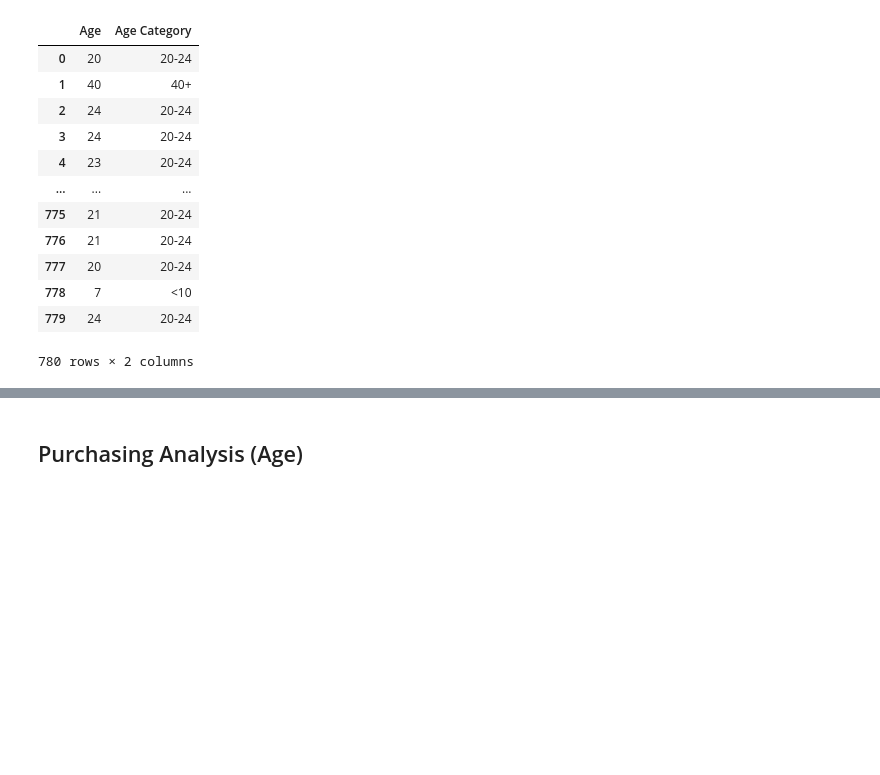
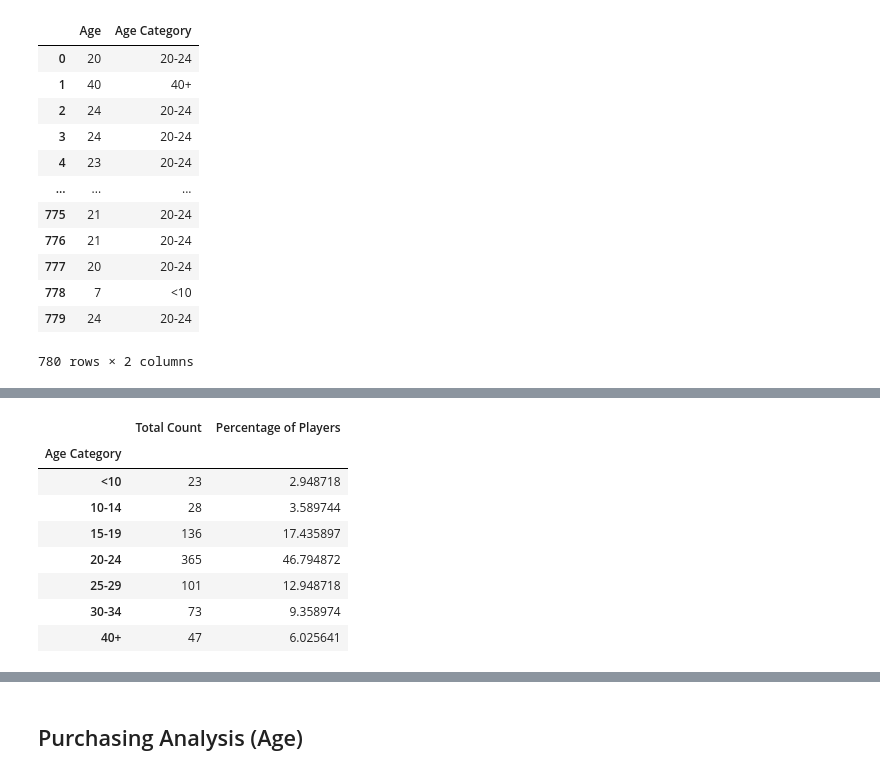
Before and after one commit to JMazick/pandas-challenge, a Jupyter notebook: HeroesOfPymoli/HeroesOfPymoli_starter.ipynb, the cells around one changed output, grey strips where cells are left out. Cells and saved outputs as stored; diff of their text form; code cells hidden in the pictures; blank space fills up the shorter version.

```diff
--- a/HeroesOfPymoli/HeroesOfPymoli_starter.ipynb
+++ b/HeroesOfPymoli/HeroesOfPymoli_starter.ipynb
@@ -318,0 +298,13 @@ del age_demo_df
+# %%
+age_demo_df['Percentage of Players'] = (age_demo_df['Total Count'] / len(purchase_data['Age']) * 100)
+age_demo_df
+# %% [output]
+|  | Total Count | Percentage of Players |
+| Age Category |  |  |
+| <10 | 23 | 2.948718 |
+| 10-14 | 28 | 3.589744 |
+| 15-19 | 136 | 17.435897 |
+| 20-24 | 365 | 46.794872 |
+| 25-29 | 101 | 12.948718 |
+| 30-34 | 73 | 9.358974 |
+| 40+ | 47 | 6.025641 |
```
Also changed, not shown: parts of 7 cells of this notebook.
